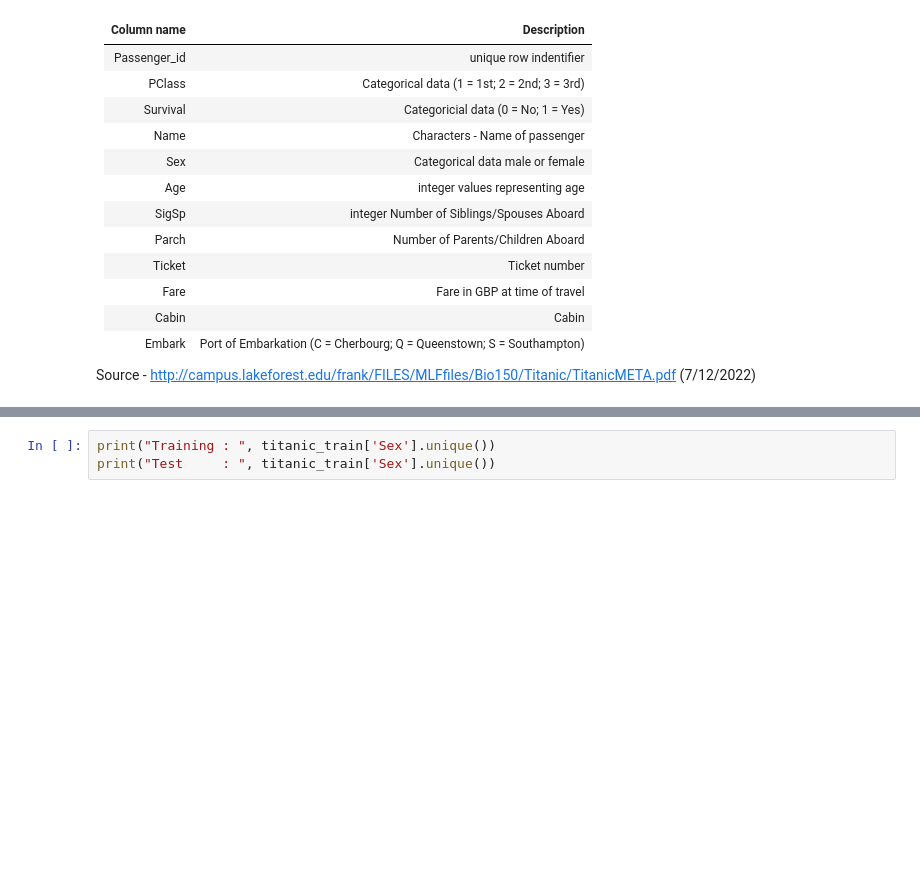
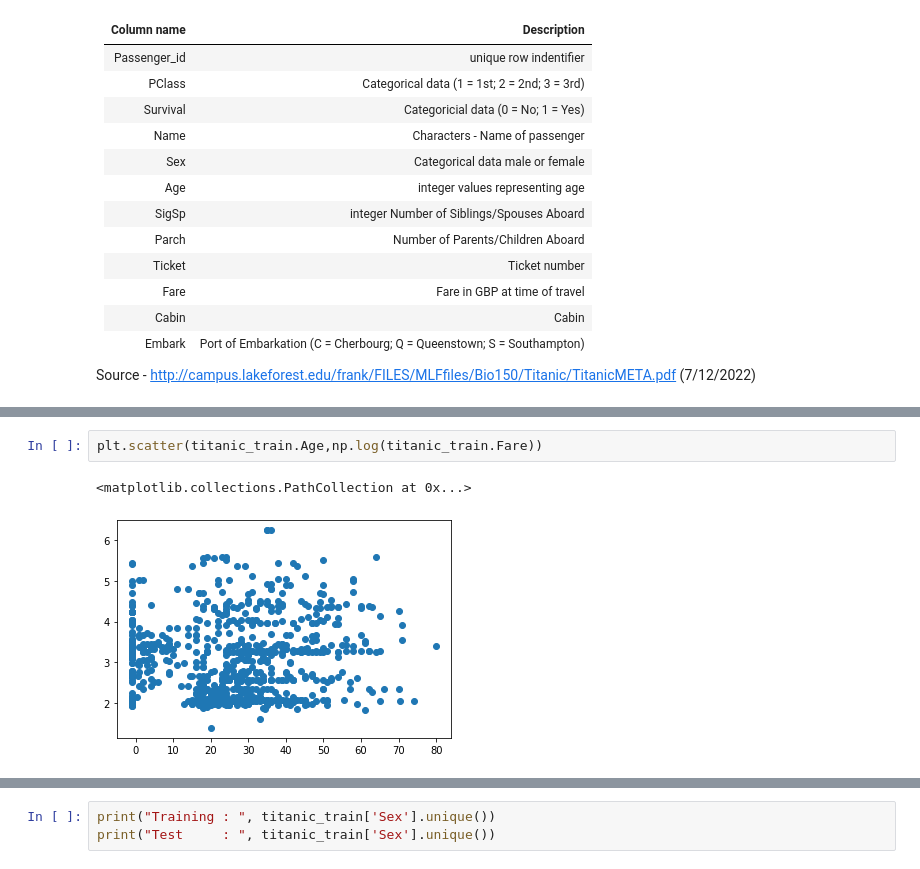
Before and after one commit to patRyserWelch8/KaggleTitanic, a Jupyter notebook: titanic.ipynb, the cells around one changed output, grey strips where cells are left out. Saved outputs shown, nothing was run; the diff lists cells and outputs as text; blank space fills up the shorter version.

```diff
--- a/titanic.ipynb
+++ b/titanic.ipynb
@@ -161,0 +533,5 @@ Source - http://campus.lakeforest.edu/frank/FILES/MLFfiles/Bio150/Titanic/Titani
+# %%
+plt.scatter(titanic_train.Age,np.log(titanic_train.Fare))
+# %% [output]
+<matplotlib.collections.PathCollection at 0x...>
+[figure, added]
```
Also changed, not shown: parts of 290 cells of this notebook.
